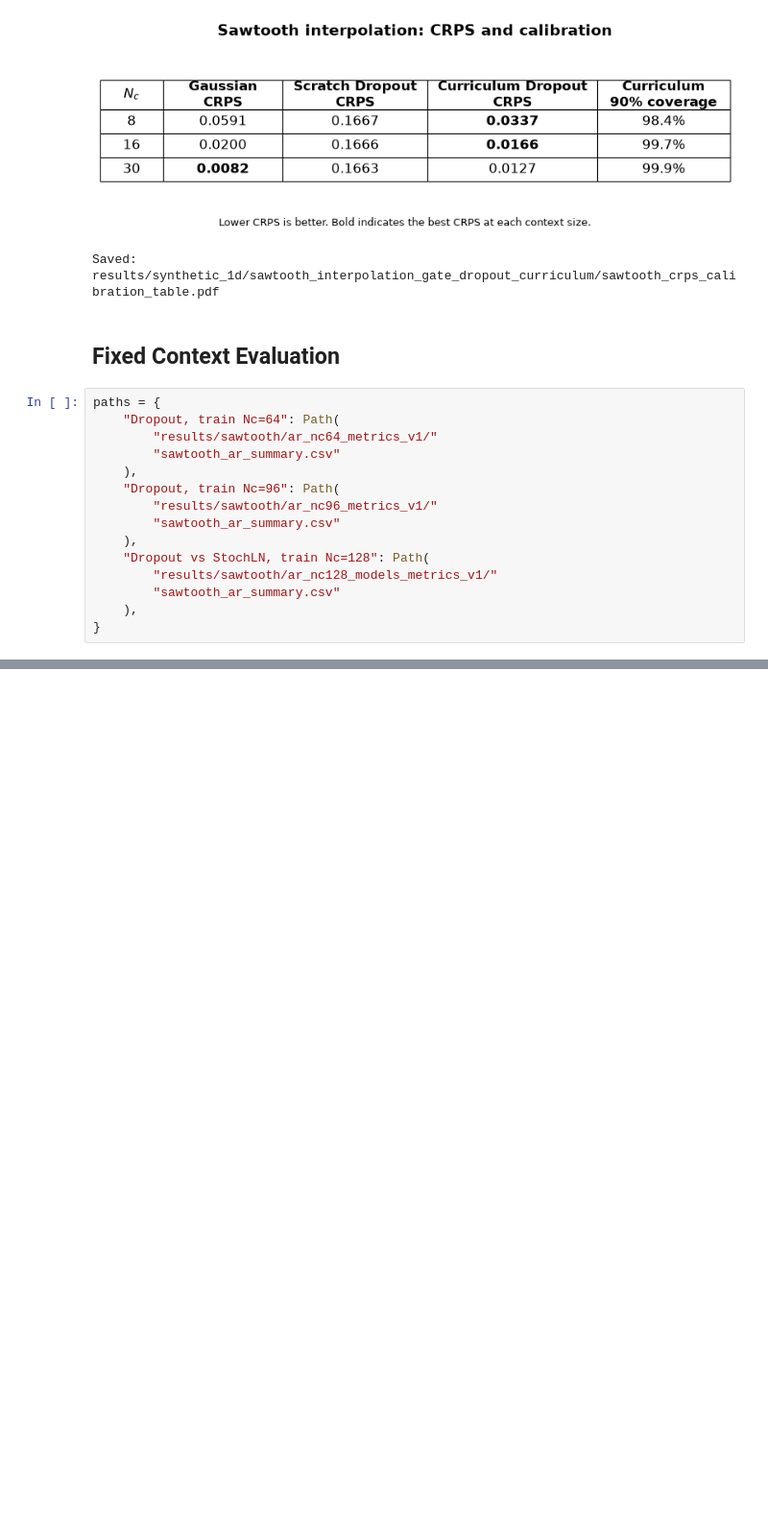
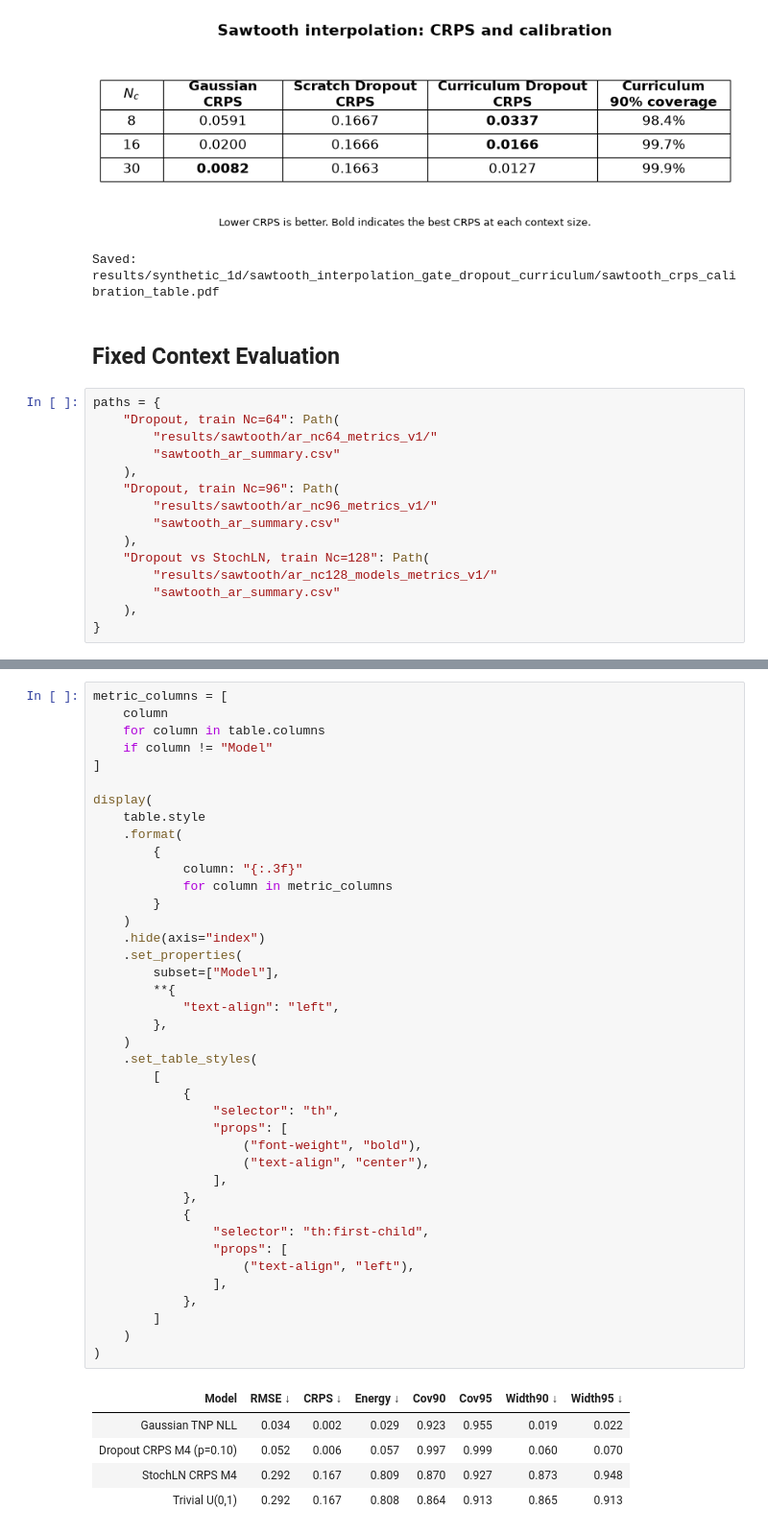
Before and after one commit to ijurk/tnp-crps, a Jupyter notebook: notebooks/sawtooth_evaluation.ipynb, the cells around one changed output, grey strips where cells are left out. Shown at 96% size. Saved outputs shown, nothing was run; the diff lists cells and outputs as text; blank space fills up the shorter version.

```diff
--- a/notebooks/sawtooth_evaluation.ipynb
+++ b/notebooks/sawtooth_evaluation.ipynb
@@ -176,0 +470,46 @@ display(
+# %%
+metric_columns = [
+    column
+    for column in table.columns
+    if column != "Model"
+]
+
+display(
+    table.style
+    .format(
+        {
+            column: "{:.3f}"
+            for column in metric_columns
+        }
+    )
+    .hide(axis="index")
+    .set_properties(
+        subset=["Model"],
+        **{
+            "text-align": "left",
+        },
+    )
+    .set_table_styles(
+        [
+            {
+                "selector": "th",
+                "props": [
+                    ("font-weight", "bold"),
+                    ("text-align", "center"),
+                ],
+            },
+            {
+                "selector": "th:first-child",
+                "props": [
+                    ("text-align", "left"),
+                ],
+            },
+        ]
+    )
+)
+# %% [output]
+| Model | RMSE ↓ | CRPS ↓ | Energy ↓ | Cov90 | Cov95 | Width90 ↓ | Width95 ↓ |
+| Gaussian TNP NLL | 0.034 | 0.002 | 0.029 | 0.923 | 0.955 | 0.019 | 0.022 |
+| Dropout CRPS M4 (p=0.10) | 0.052 | 0.006 | 0.057 | 0.997 | 0.999 | 0.060 | 0.070 |
+| StochLN CRPS M4 | 0.292 | 0.167 | 0.809 | 0.870 | 0.927 | 0.873 | 0.948 |
+| Trivial U(0,1) | 0.292 | 0.167 | 0.808 | 0.864 | 0.913 | 0.865 | 0.913 |
```
Also changed, not shown: parts of 18 cells of this notebook, 2 other files.
